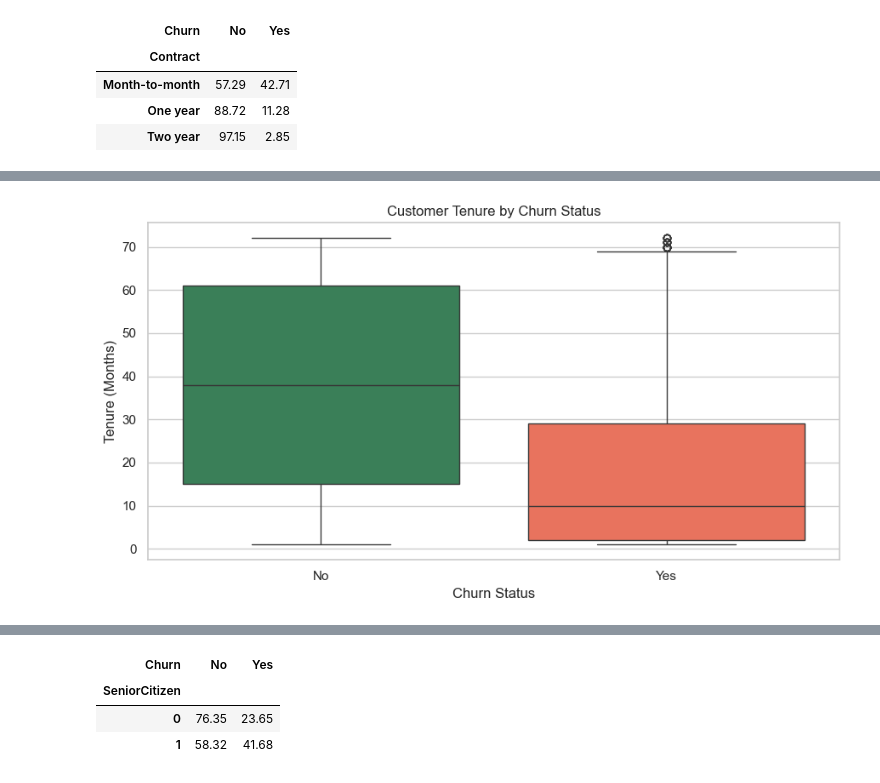
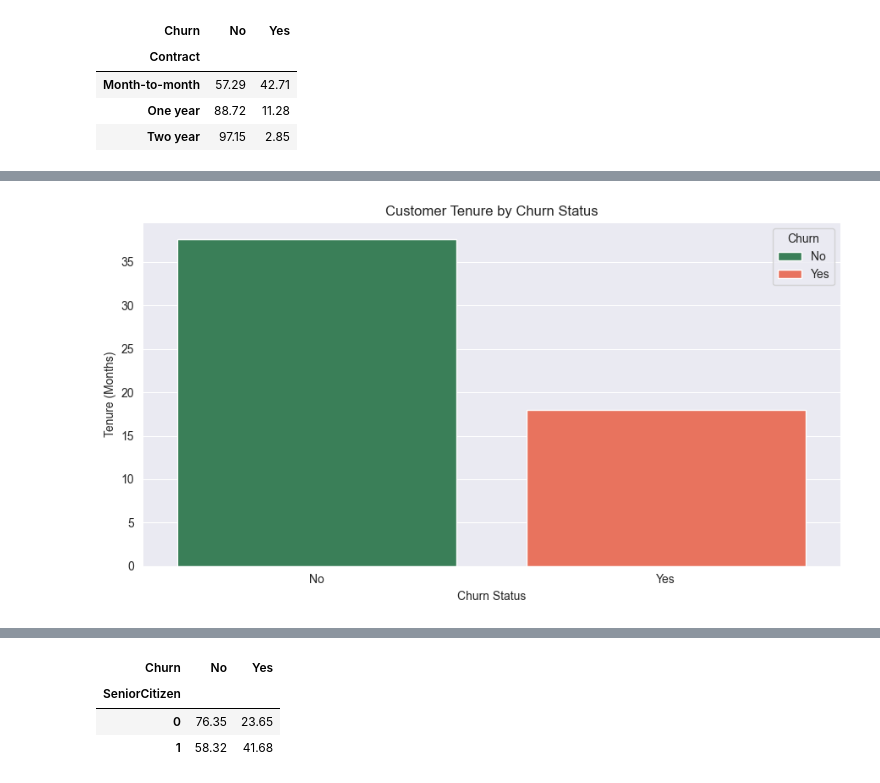
Before and after one commit to mitesh256/customer_churn_analysis, a Jupyter notebook: notebooks/customer_churn_analysis.ipynb, the cells around one changed output, grey strips where cells are left out. Drawn from its saved outputs; the diff is of its cells as text; code cells hidden in the pictures.

```diff
--- a/notebooks/customer_churn_analysis.ipynb
+++ b/notebooks/customer_churn_analysis.ipynb
@@ -4,11 +4,7 @@ import numpy as np
 import matplotlib.pyplot as plt
 import seaborn as sns
 
-# Display settings
-pd.set_option("display.max_columns", None)
-pd.set_option("display.max_rows", 20)
 
-sns.set_theme(style="whitegrid")
 
 print("All libraries imported successfully!")
 # %% [output]
@@ -414,23 +361,24 @@ plt.show()
 # %%
 plt.figure(figsize=(9, 5))
 
-sns.boxplot(
+sns.barplot(
     data=df,
     x="Churn",
     y="tenure",
     hue="Churn",
     palette={"No": "seagreen", "Yes": "tomato"},
-    legend=False
+    legend=True,
+    errorbar=None
 )
 
 plt.title("Customer Tenure by Churn Status")
 plt.xlabel("Churn Status")
 plt.ylabel("Tenure (Months)")
 
 plt.tight_layout()
 plt.show()
 # %% [output]
-[figure, old version]
+[figure, new version]
 # %%
 plt.figure(figsize=(9, 5))
 
```
Also changed, not shown: parts of 12 cells of this notebook.
